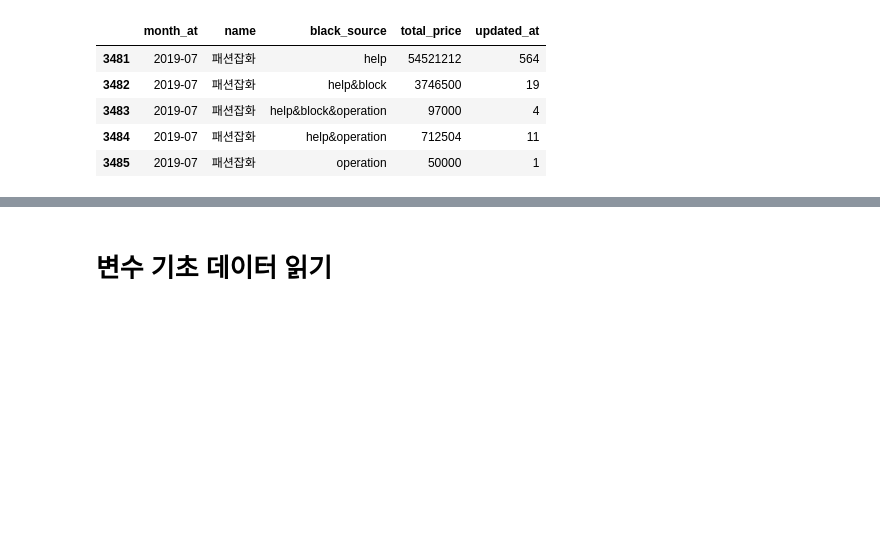
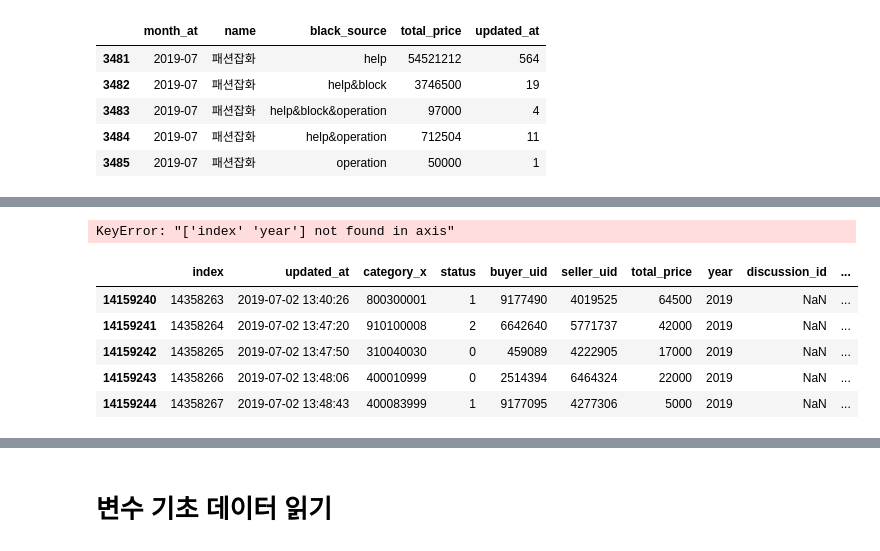
Before and after one commit to kiyoja07/python-bunjang, a Jupyter notebook: data-analysis/jupyter/8.fraud_find_variables.ipynb, the cells around one changed output, grey strips where cells are left out. Cells and saved outputs as stored; diff of their text form; code cells hidden in the pictures; blank space fills up the shorter version.

```diff
--- a/data-analysis/jupyter/fraud_find_variables.ipynb
+++ b/data-analysis/jupyter/8.fraud_find_variables.ipynb
@@ -623,0 +396,8 @@ Ttest_indResult(statistic=-14.993868766222317, pvalue=5.209686845031913e-50)
+# %%
+# 거래관련 상담센터 신고 list
+read_path = '../csv/help_reporter_frauder.csv'
+help_raw = pd.read_csv(read_path)
+
+help_raw['fraud_help'] = 1
+
+help_raw.tail()
@@ -623,0 +411,43 @@ Ttest_indResult(statistic=-14.993868766222317, pvalue=5.209686845031913e-50)
+# %%
+# change type to str
+for col in ['reporter_uid', 'fraud_uid']:
+
+    df = help_raw
+
+    df[col] = df[col].astype('str')
+
+for col in ['buyer_uid', 'seller_uid']:
+
+    df = bunp_raw_all_17
+
+    df[col] = df[col].astype('str')
+
+# merge
+bunp_help_event = pd.merge(bunp_raw_all_17, help_raw,
+                            left_on=['buyer_uid', 'seller_uid'],
+                            right_on=['reporter_uid', 'fraud_uid'],
+                            how='left')
+
+bunp_help_event.drop(['index','year'], axis=1)
+
+bunp_help_event['fraud_help'] = bunp_help_event['fraud_help'].fillna(0)
+
+bunp_help_event['month_at'] = bunp_help_event['updated_at'].astype(str).str[:7]
+
+bunp_help_event.tail()
+# %% [output]
+KeyError: "['index' 'year'] not found in axis"
+# %%
+# 카테고리 붙이기
+bunp_help_event['category_3'] = bunp_help_event['category'].astype(str).str[:3]
+
+bunp_help_event = pd.merge(bunp_help_event, df_category, left_on='category_3', right_on='category', how='left')
+
+bunp_help_event.tail()
+# %% [output]
+|  | index | updated_at | category_x | status | buyer_uid | seller_uid | total_price | year | discussion_id | ... |
+| 14159240 | 14358263 | 2019-07-02 13:40:26 | 800300001 | 1 | 9177490 | 4019525 | 64500 | 2019 | NaN | ... |
+| 14159241 | 14358264 | 2019-07-02 13:47:20 | 910100008 | 2 | 6642640 | 5771737 | 42000 | 2019 | NaN | ... |
+| 14159242 | 14358265 | 2019-07-02 13:47:50 | 310040030 | 0 | 459089 | 4222905 | 17000 | 2019 | NaN | ... |
+| 14159243 | 14358266 | 2019-07-02 13:48:06 | 400010999 | 0 | 2514394 | 6464324 | 22000 | 2019 | NaN | ... |
+| 14159244 | 14358267 | 2019-07-02 13:48:43 | 400083999 | 1 | 9177095 | 4277306 | 5000 | 2019 | NaN | ... |
```
Also changed, not shown: parts of 82 cells of this notebook, 4 other files.
